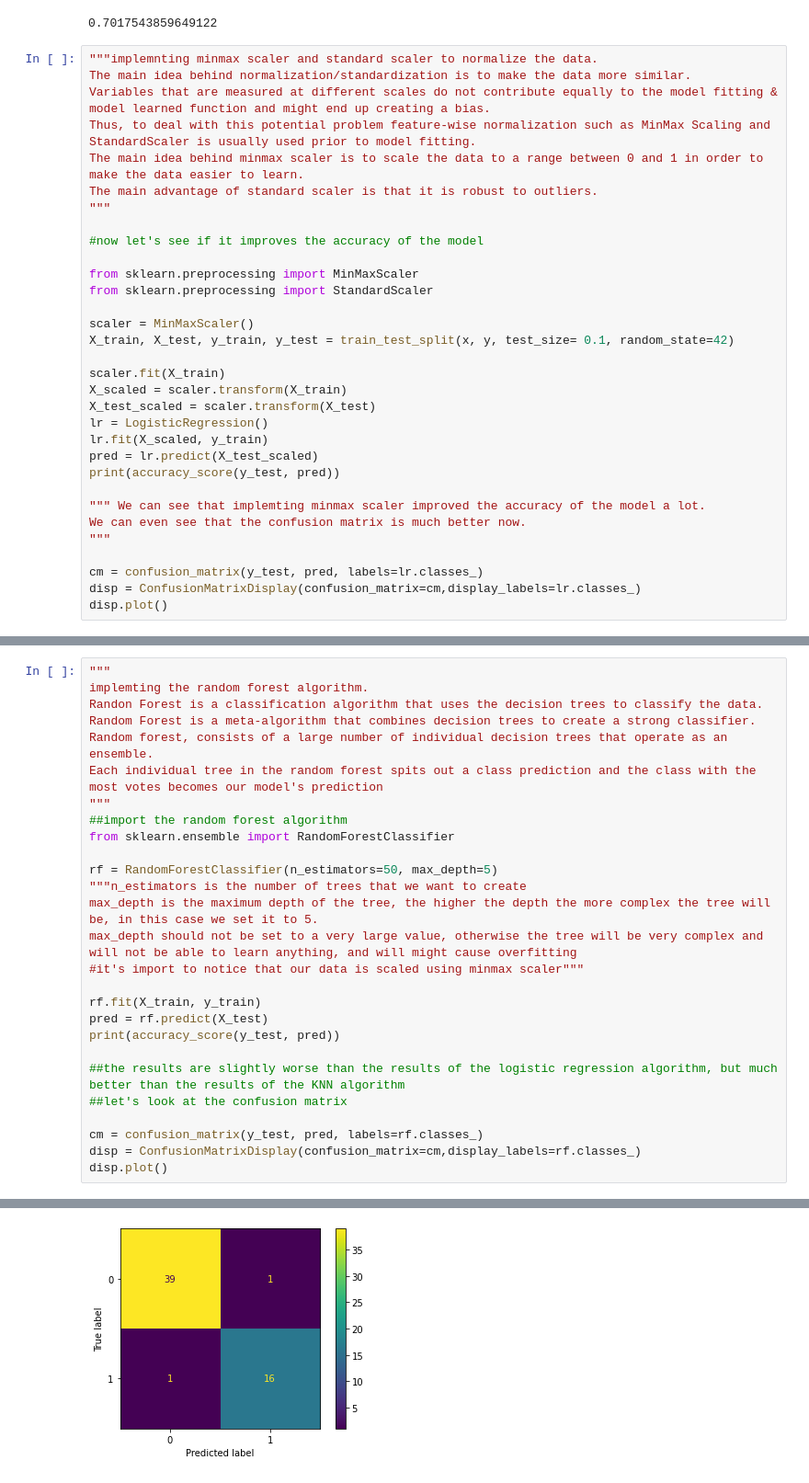
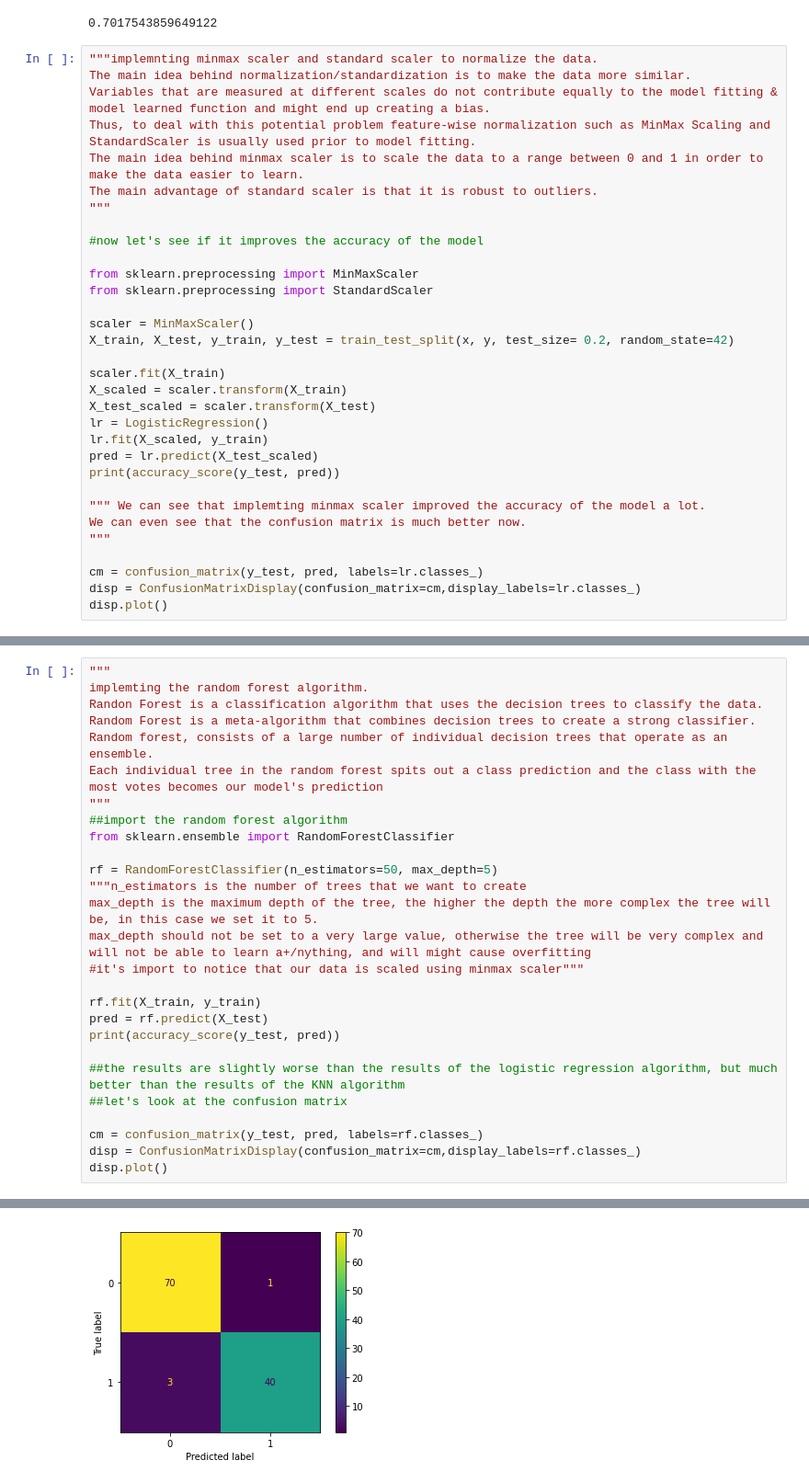
Before and after one commit to colinoy/BreastCancerPrediction, a Jupyter notebook: BreastCancer_EDA.ipynb, the cells around one changed output, grey strips where cells are left out. Shown at 92% size. Cells and saved outputs as stored; diff of their text form.

```diff
--- a/BreastCancer_EDA.ipynb
+++ b/BreastCancer_EDA.ipynb
@@ -260,7 +260,7 @@ from sklearn.preprocessing import MinMaxScaler
 from sklearn.preprocessing import StandardScaler
 
 scaler = MinMaxScaler()
-X_train, X_test, y_train, y_test = train_test_split(x, y, test_size= 0.1, random_state=42)
+X_train, X_test, y_train, y_test = train_test_split(x, y, test_size= 0.2, random_state=42)
 
 scaler.fit(X_train)
 X_scaled = scaler.transform(X_train)
@@ -282,31 +314,31 @@ disp.plot()
 # %%
 """
 implemting the random forest algorithm.
 Randon Forest is a classification algorithm that uses the decision trees to classify the data.
 Random Forest is a meta-algorithm that combines decision trees to create a strong classifier.
 Random forest, consists of a large number of individual decision trees that operate as an ensemble.
 Each individual tree in the random forest spits out a class prediction and the class with the most votes becomes our model's prediction
 """
 ##import the random forest algorithm
 from sklearn.ensemble import RandomForestClassifier
 
 rf = RandomForestClassifier(n_estimators=50, max_depth=5)
 """n_estimators is the number of trees that we want to create
 max_depth is the maximum depth of the tree, the higher the depth the more complex the tree will be, in this case we set it to 5.
-max_depth should not be set to a very large value, otherwise the tree will be very complex and will not be able to learn anything, and will might cause overfitting
+max_depth should not be set to a very large value, otherwise the tree will be very complex and will not be able to learn a+/nything, and will might cause overfitting
 #it's import to notice that our data is scaled using minmax scaler"""
 
 rf.fit(X_train, y_train)
 pred = rf.predict(X_test)
 print(accuracy_score(y_test, pred))
 
 ##the results are slightly worse than the results of the logistic regression algorithm, but much better than the results of the KNN algorithm
 ##let's look at the confusion matrix
 
 cm = confusion_matrix(y_test, pred, labels=rf.classes_)
 disp = ConfusionMatrixDisplay(confusion_matrix=cm,display_labels=rf.classes_)
 disp.plot()
 # %% [output]
 0.9649122807017544
 <sklearn.metrics._plot.confusion_matrix.ConfusionMatrixDisplay at 0x...>
-[figure, old version]
+[figure, new version]
```
Also changed, not shown: parts of 7 cells of this notebook.
